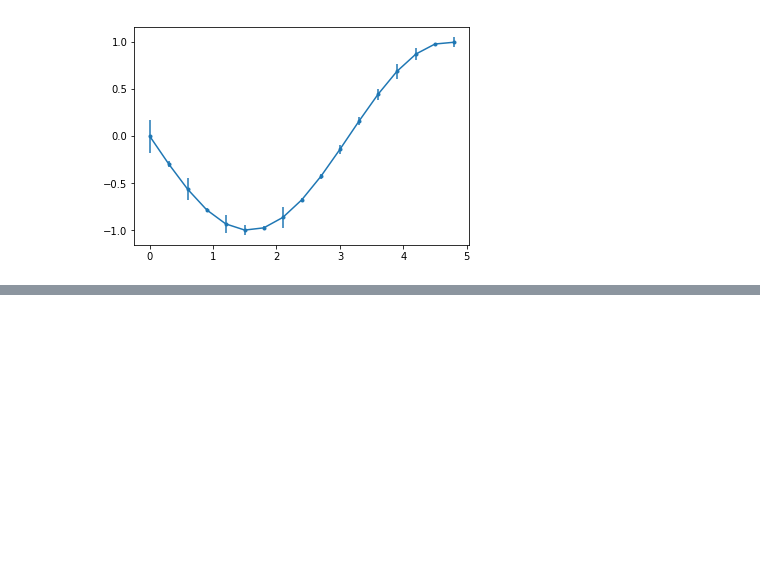
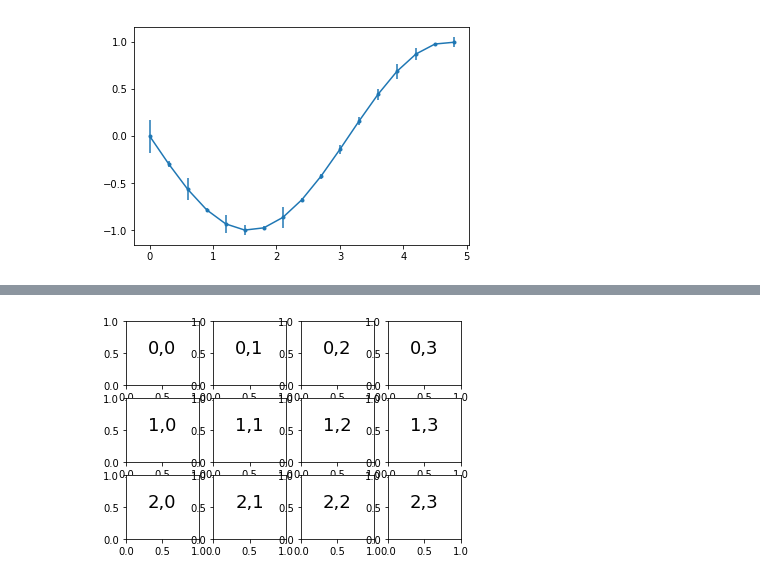
Before and after one commit to edvgha/122, a Jupyter notebook: cnn/matplotlib.ipynb, the cells around one changed output, grey strips where cells are left out. Drawn from its saved outputs; the diff is of its cells as text; code cells hidden in the pictures; blank space fills up the shorter version.

```diff
--- a/cnn/matplotlib.ipynb
+++ b/cnn/matplotlib.ipynb
@@ -205,0 +238,11 @@ plt.show()
+# %%
+import matplotlib.pyplot as plt
+
+fig, axarr = plt.subplots(3,4)
+for i in range(3):
+    for j in range(4):
+        axarr[i][j].text(0.3,0.5,str(i)+','+str(j),fontsize=18)
+
+plt.show()
+# %% [output]
+[figure, added]
```
Also changed, not shown: parts of 8 cells of this notebook, 2 other files.
